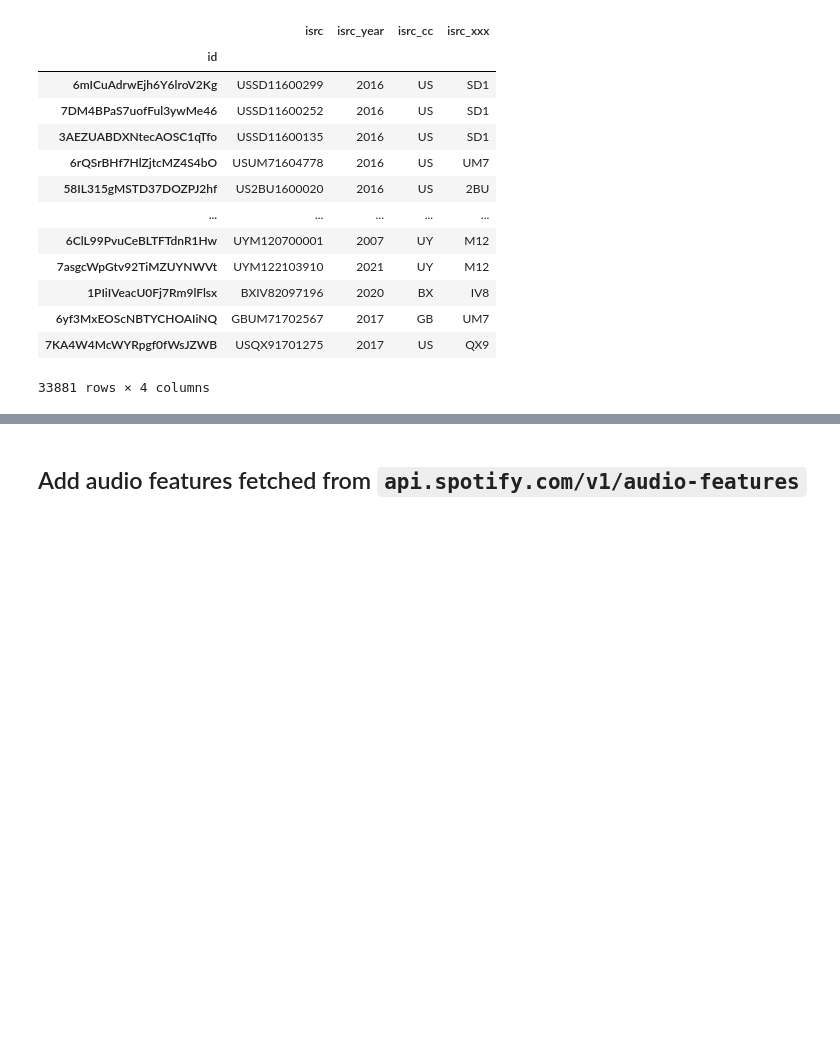
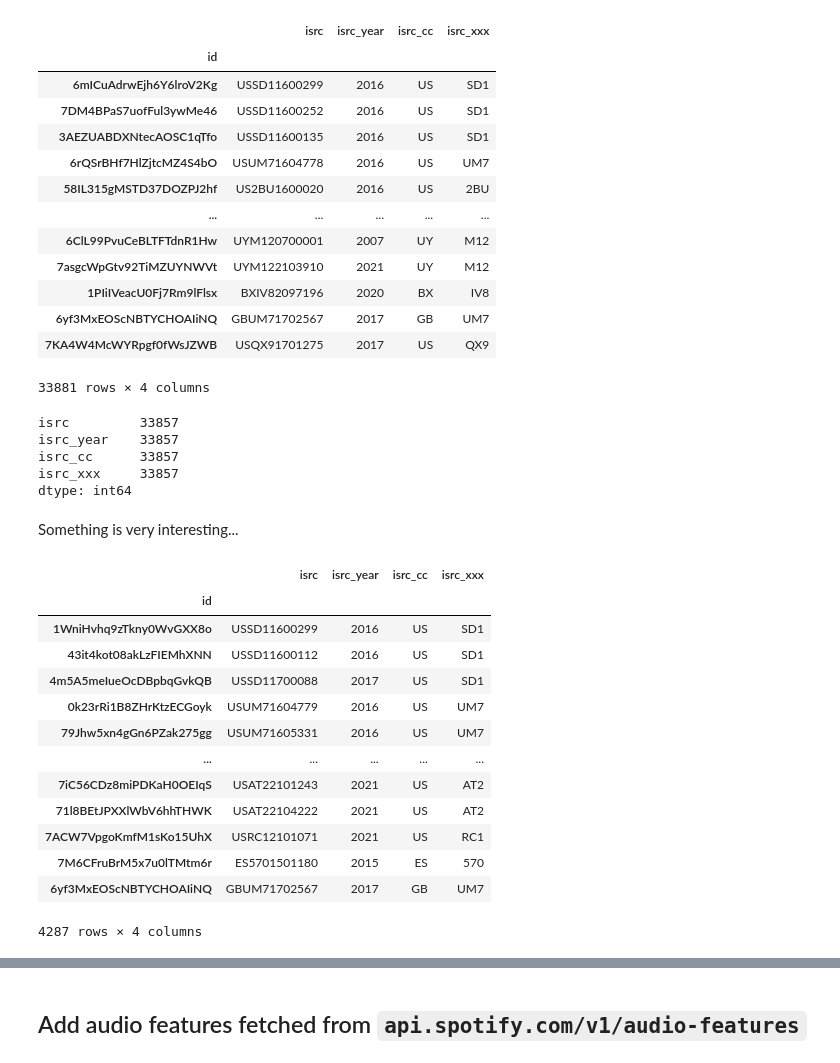
Before and after one commit to Sejmou/exploring-spotify-charts, a Jupyter notebook: data_exploration_and_crawling/track_data_combined/combine_chart_track_datasets.ipynb, the cells around one changed output, grey strips where cells are left out. Drawn from its saved outputs; the diff is of its cells as text; code cells hidden in the pictures; blank space fills up the shorter version.

```diff
--- a/data_exploration_and_crawling/track_data_combined/combine_chart_track_datasets.ipynb
+++ b/data_exploration_and_crawling/track_data_combined/combine_chart_track_datasets.ipynb
@@ -117,6 +117,7 @@ def extract_isrc_data(row):
     isrc = json.loads(isrc_obj_str.replace("'", '"')).get("isrc")
     if isrc:
         isrc = isrc.replace("-", "")
+        isrc = isrc.upper()
         cc = isrc[:2]
         xxx = isrc[2:5]
         yy = isrc[5:7]
@@ -148,3 +149,30 @@ isrc_data
 | 6yf3MxEOScNBTYCHOAIiNQ | GBUM71702567 | 2017 | GB | UM7 |
 | 7KA4W4McWYRpgf0fWsJZWB | USQX91701275 | 2017 | US | QX9 |
 33881 rows × 4 columns
+# %%
+isrc_data.count()
+# %% [output]
+isrc         33857
+isrc_year    33857
+isrc_cc      33857
+isrc_xxx     33857
+dtype: int64
+# %% [markdown]
+Something is very interesting...
+# %%
+isrc_data[isrc_data.duplicated()]
+# %% [output]
+|  | isrc | isrc_year | isrc_cc | isrc_xxx |
+| id |  |  |  |  |
+| 1WniHvhq9zTkny0WvGXX8o | USSD11600299 | 2016 | US | SD1 |
+| 43it4kot08akLzFIEMhXNN | USSD11600112 | 2016 | US | SD1 |
+| 4m5A5meIueOcDBpbqGvkQB | USSD11700088 | 2017 | US | SD1 |
+| 0k23rRi1B8ZHrKtzECGoyk | USUM71604779 | 2016 | US | UM7 |
+| 79Jhw5xn4gGn6PZak275gg | USUM71605331 | 2016 | US | UM7 |
+| ... | ... | ... | ... | ... |
+| 7iC56CDz8miPDKaH0OEIqS | USAT22101243 | 2021 | US | AT2 |
+| 71l8BEtJPXXlWbV6hhTHWK | USAT22104222 | 2021 | US | AT2 |
+| 7ACW7VpgoKmfM1sKo15UhX | USRC12101071 | 2021 | US | RC1 |
+| 7M6CFruBrM5x7u0lTMtm6r | ES5701501180 | 2015 | ES | 570 |
+| 6yf3MxEOScNBTYCHOAIiNQ | GBUM71702567 | 2017 | GB | UM7 |
+4287 rows × 4 columns
```
Also changed, not shown: parts of 28 cells of this notebook, 1 other file.
